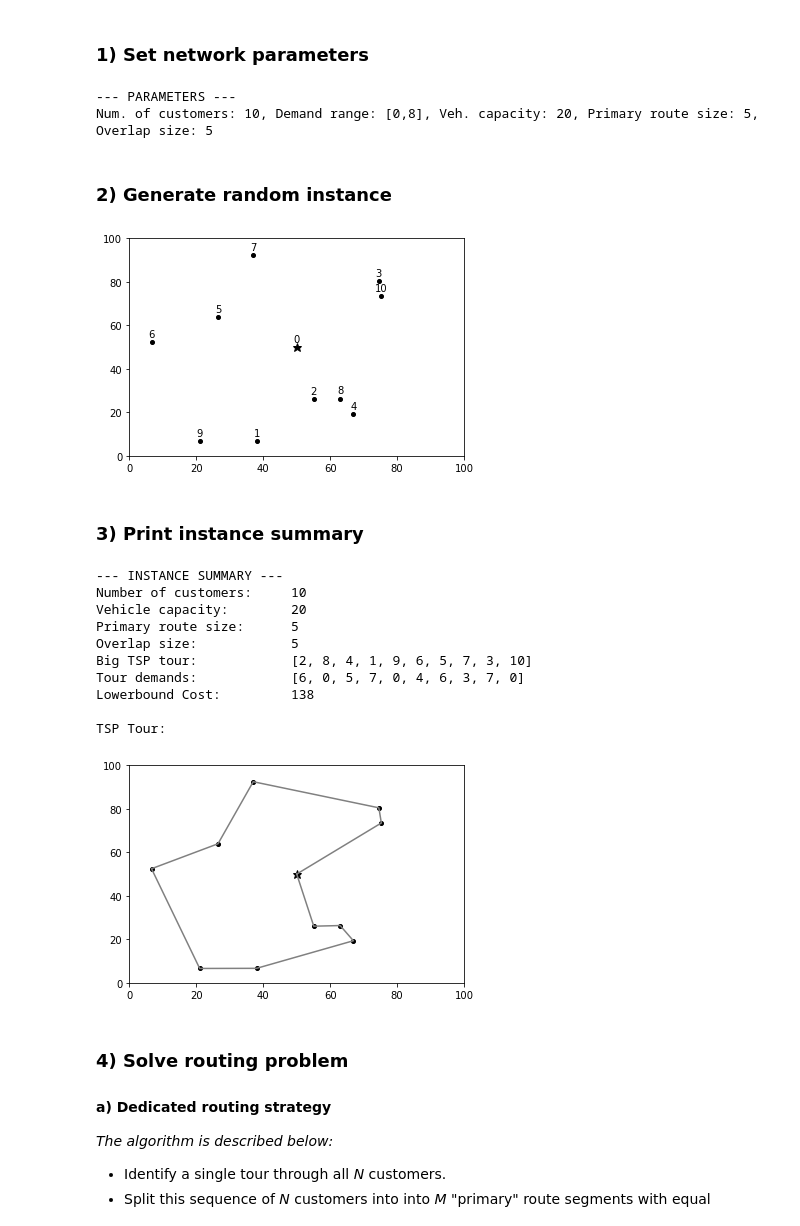
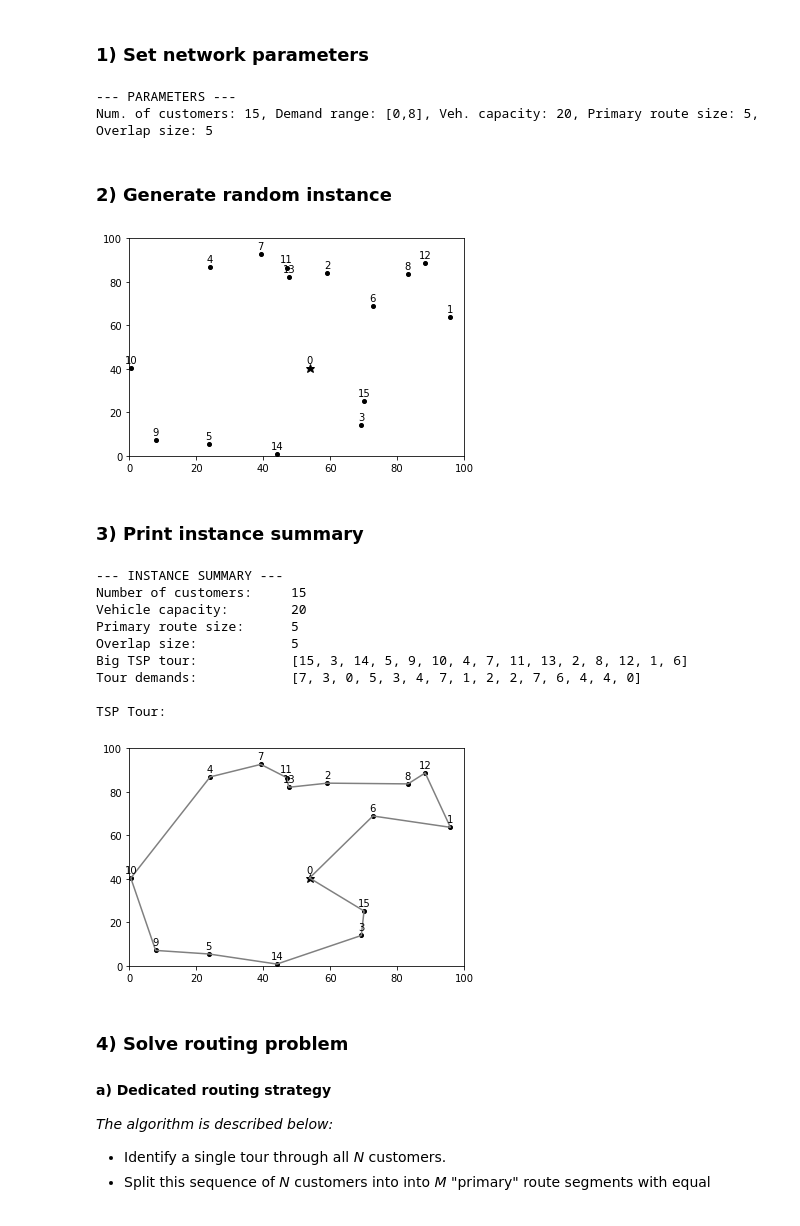
Before and after one commit to kledvina/flexible-routing, a Jupyter notebook: routing_with_closed_chain.ipynb, the cells around one changed output. Cells and saved outputs as stored; diff of their text form; code cells hidden in the pictures.

```diff
--- a/routing_with_closed_chain.ipynb
+++ b/routing_with_closed_chain.ipynb
@@ -41,9 +39,10 @@ depot_y = 50 # Depot y-coordinate
 # %%
 class Instance():
     """A realized set of node locations and demands and the resulting routing characteristics."""
+
     def __init__(self, xlocs, ylocs, demands, solve_TSP=True):
 
-        self.size = len(demands)-1
+        self.size = len(demands) - 1
         self.demands = demands
         self.xlocs = xlocs
         self.ylocs = ylocs
@@ -51,17 +50,17 @@ class Instance():
         self.optimal_routes = 'None'
         self.tour = 'None'
         if solve_TSP:
-            #self.tour = self.solve_TSP()
-            #self.tour = self.TSP_heuristic()
+            # self.tour = self.solve_TSP()
+            # self.tour = self.TSP_heuristic()
             self.tour = self.solve_TSP()
 
     def calc_distance_matrix(self):
         """Returns a matrix with pairwise node distances"""
-        distances = np.zeros((self.size+1, self.size+1), dtype=float)
-        for i in range(self.size+1):
-            for j in range(self.size+1):
-                new_dist = math.sqrt((self.xlocs[i]-self.xlocs[j])**2 + (self.ylocs[i]-self.ylocs[j])**2)
-                distances[i,j] = new_dist
+        distances = np.zeros((self.size + 1, self.size + 1), dtype=float)
+        for i in range(self.size + 1):
+            for j in range(self.size + 1):
+                new_dist = math.sqrt((self.xlocs[i] - self.xlocs[j]) ** 2 + (self.ylocs[i] - self.ylocs[j]) ** 2)
+                distances[i, j] = new_dist
         return distances
 
     def update_demands(self, demands):
@@ -72,8 +71,8 @@ class Instance():
 
     def get_lowerbound(self, capacity):
         """Returns a theoretical lowerbound on the optimal routing cost"""
-        return (2/capacity) * sum([self.demands[i]*self.distances[0,i]
-                                        for i in range(len(self.demands))])
+        return (2 / capacity) * sum([self.demands[i] * self.distances[0, i]
+                                     for i in range(len(self.demands))])
 
     def get_fleet_size(self, route_size):
         """Returns the number of vehicles needed to visit all nodes given a fixed route size"""
@@ -84,7 +83,6 @@ class Instance():
         self.optimal_routes = route_list
 
     def solve_TSP(self):
-        """Note: This function is from the Google OR-Tools tutorial."""
 
         def create_data_model():
             data = {}
@@ -102,7 +100,7 @@ class Instance():
                 index = solution.Value(routing.NextVar(index))
             plan_output += '{}'.format(manager.IndexToNode(index))
             as_list = plan_output.split(',')
-            return [int(i) for i in as_list][:-1] # excludes return to depot in tour
+            return [int(i) for i in as_list][:-1]  # excludes return to depot in tour
 
         # --- RUN PROGRAM ---
 
@@ -115,7 +113,6 @@ class Instance():
 
         # Create Routing Model.
         routing = pywrapcp.RoutingModel(manager)
-
 
         def distance_callback(from_index, to_index):
             """Returns the distance between the two nodes."""
@@ -529,7 +574,8 @@ def plot_instance(inst, showTour=False, showLabels=False):
     # Set field dimensions
     plt.ylim(ymin=0,ymax=100)
     plt.xlim(xmin=0,xmax=100)
-
+    depot_x = inst.xlocs[0]
+    depot_y = inst.ylocs[0]
 
     # Plot customer and depot locations
     plt.plot(inst.xlocs[1:], inst.ylocs[1:], 'ko', markersize=4)
@@ -584,7 +632,7 @@ def plot_routes(inst, routes, route_color, showTour=False):
 # %% [markdown]
 ### 1) Set network parameters
 # %%
-num_cust = 10 # number of customers
+num_cust = 15 # number of customers
 dmin = 0 # a customer's minimum random demand (for Uniform distribution)
 dmax = 8 # a customer's maximum random demand (for Uniform Distribution)
 capacity = 20 # vehicle capacity
@@ -596,47 +644,49 @@ print('Num. of customers: {}, Demand range: [{},{}], Veh. capacity: {}, Primary
       format(num_cust, dmin, dmax, capacity, route_size, overlap_size))
 # %% [output]
 --- PARAMETERS ---
-Num. of customers: 10, Demand range: [0,8], Veh. capacity: 20, Primary route size: 5, Overlap size: 5
+Num. of customers: 15, Demand range: [0,8], Veh. capacity: 20, Primary route size: 5, Overlap size: 5
 # %% [markdown]
 ### 2) Generate random instance
 # %%
-cust_x = field_width*np.random.random(num_cust) # x coordintes of all customers
-cust_y = field_height*np.random.random(num_cust) # y coordinates of all customers
+cust_x = field_width*np.random.random(num_cust + 1) # x coordintes of all customers and deopt
+cust_y = field_height*np.random.random(num_cust + 1) # y coordinates of all customers and depot
 cust_dems = list(np.random.randint(dmin,dmax,num_cust)) # Uniformly distributed customer demands
-xlocs = list(np.append([depot_x], cust_x)) # depot and customer x-coords
-ylocs = list(np.append([depot_y], cust_y)) # depot and customer y-coords
+xlocs = cust_x # depot and customer x-coords
+ylocs = cust_y # depot and customer y-coords
+#xlocs = list(np.append([depot_x], cust_x)) # depot and customer x-coords
+#ylocs = list(np.append([depot_y], cust_y)) # depot and customer y-coords
 demands = list(np.append([0], cust_dems)) # depot and customer demands
 inst = Instance(xlocs, ylocs, demands)
 plot_instance(inst, showLabels=True)
 # %% [output]
-[figure, old version]
+[figure, new version]
 # %% [markdown]
 ### 3) Print instance summary
 # %%
 print('--- INSTANCE SUMMARY ---')
 print('Number of customers: \t', inst.size)
 print('Vehicle capacity: \t', capacity)
 print('Primary route size: \t', route_size)
 print('Overlap size: \t\t', overlap_size)
 print('Big TSP tour: \t\t', inst.tour[1:])
 print('Tour demands: \t\t', [inst.demands[c] for c in inst.tour[1:]])
-print('Lowerbound Cost: \t', int(inst.get_lowerbound(capacity)))
+#print('Lowerbound Cost: \t', int(inst.get_lowerbound(capacity)))
 print()
 print('TSP Tour:')
 #plot_instance(inst, showTour=True, showLabels=True)
-plot_instance(inst, showTour=True)
+plot_instance(inst, showTour=True, showLabels=True)
+inst_copy = deepcopy(inst)
 # %% [output]
 --- INSTANCE SUMMARY ---
-Number of customers:     10
+Number of customers:     15
 Vehicle capacity:        20
 Primary route size:      5
 Overlap size:            5
-Big TSP tour:            [2, 8, 4, 1, 9, 6, 5, 7, 3, 10]
-Tour demands:            [6, 0, 5, 7, 0, 4, 6, 3, 7, 0]
-Lowerbound Cost:         138
+Big TSP tour:            [15, 3, 14, 5, 9, 10, 4, 7, 11, 13, 2, 8, 12, 1, 6]
+Tour demands:            [7, 3, 0, 5, 3, 4, 7, 1, 2, 2, 7, 6, 4, 4, 0]
 
 TSP Tour:
-[figure, old version]
+[figure, new version]
 # %% [markdown]
 ### 4) Solve routing problem
 #### a) Dedicated routing strategy
```
Also changed, not shown: parts of 23 cells of this notebook, 40 other files.
